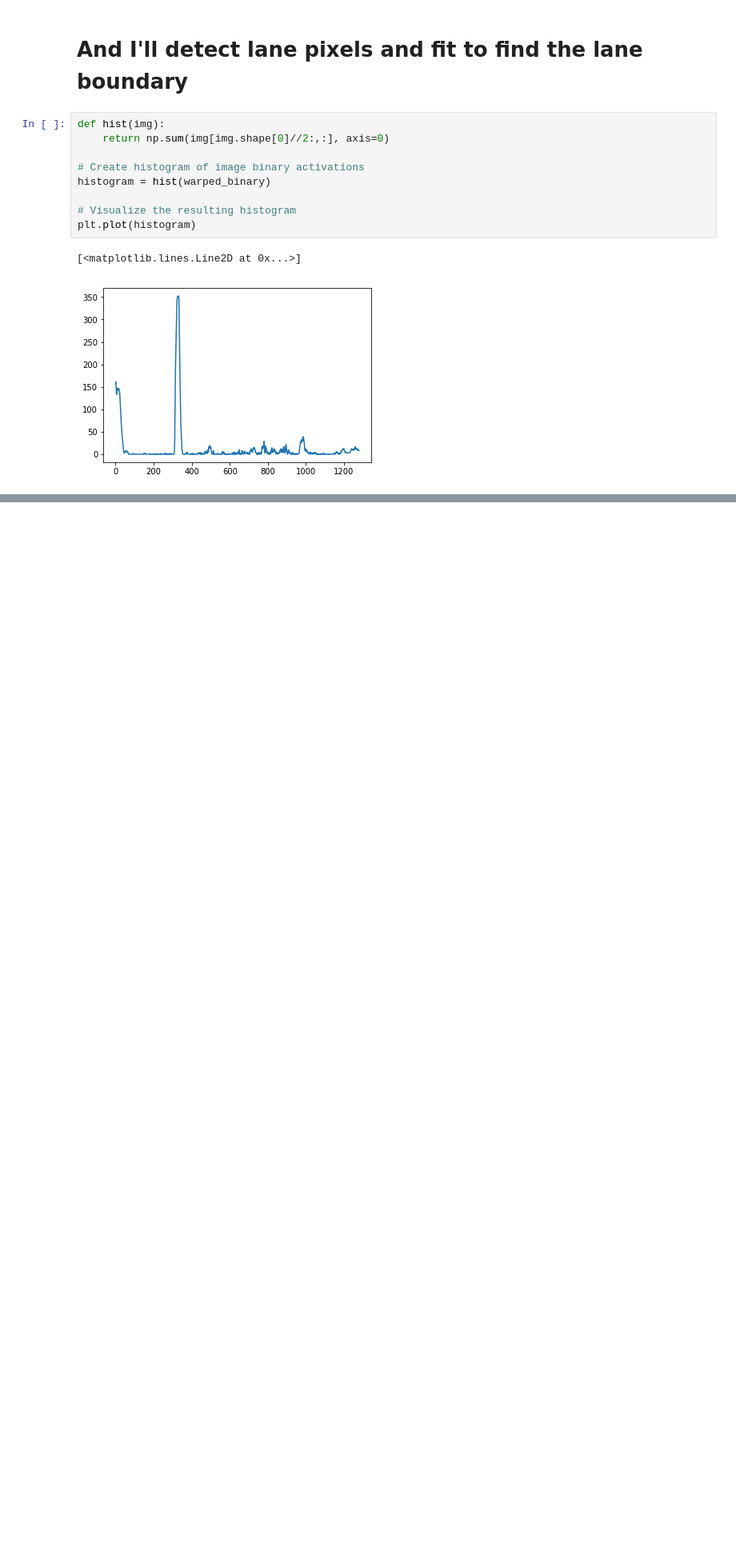
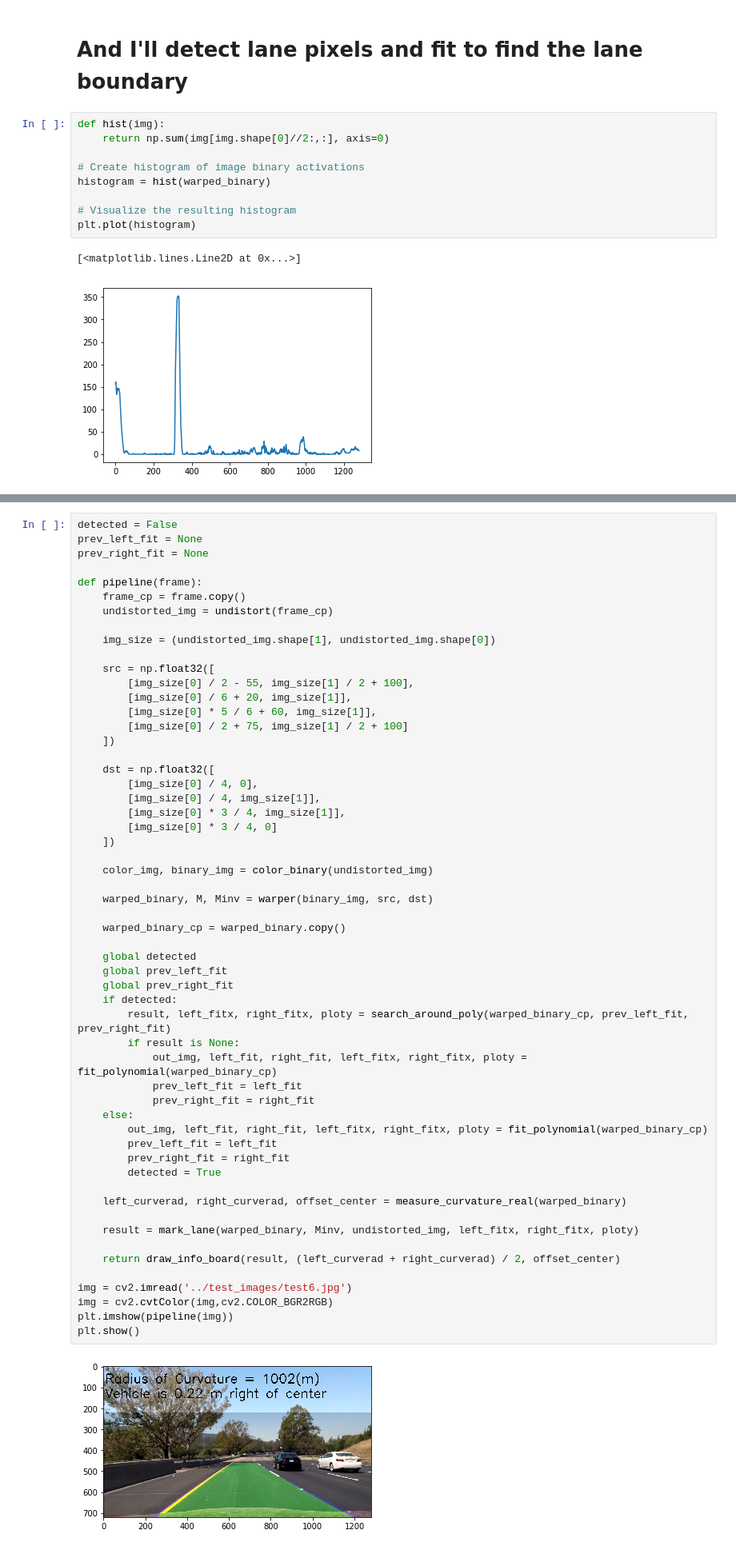
Before and after one commit to zenXun/data-science-roadmap, a Jupyter notebook: udacity-self-driving/advanced-lane-detection/examples/example.ipynb, the cells around one changed output, grey strips where cells are left out. Shown at 80% size. Saved outputs shown, nothing was run; the diff lists cells and outputs as text; blank space fills up the shorter version.

```diff
--- a/udacity-self-driving/advanced-lane-detection/examples/example.ipynb
+++ b/udacity-self-driving/advanced-lane-detection/examples/example.ipynb
@@ -325,0 +569,58 @@ print(left_curverad, 'm', right_curverad, 'm')
+# %%
+detected = False
+prev_left_fit = None
+prev_right_fit = None
+
+def pipeline(frame):
+    frame_cp = frame.copy()
+    undistorted_img = undistort(frame_cp)
+
+    img_size = (undistorted_img.shape[1], undistorted_img.shape[0])
+
+    src = np.float32([
+        [img_size[0] / 2 - 55, img_size[1] / 2 + 100],
+        [img_size[0] / 6 + 20, img_size[1]],
+        [img_size[0] * 5 / 6 + 60, img_size[1]],
+        [img_size[0] / 2 + 75, img_size[1] / 2 + 100]
+    ])
+
+    dst = np.float32([
+        [img_size[0] / 4, 0],
+        [img_size[0] / 4, img_size[1]],
+        [img_size[0] * 3 / 4, img_size[1]],
+        [img_size[0] * 3 / 4, 0]
+    ])
+
+    color_img, binary_img = color_binary(undistorted_img)
+
+    warped_binary, M, Minv = warper(binary_img, src, dst)
+
+    warped_binary_cp = warped_binary.copy()
+
+    global detected
+    global prev_left_fit
+    global prev_right_fit
+    if detected:
+        result, left_fitx, right_fitx, ploty = search_around_poly(warped_binary_cp, prev_left_fit, prev_right_fit)
+        if result is None:
+            out_img, left_fit, right_fit, left_fitx, right_fitx, ploty = fit_polynomial(warped_binary_cp)
+            prev_left_fit = left_fit
+            prev_right_fit = right_fit
+    else:
+        out_img, left_fit, right_fit, left_fitx, right_fitx, ploty = fit_polynomial(warped_binary_cp)
+        prev_left_fit = left_fit
+        prev_right_fit = right_fit
+        detected = True
+
+    left_curverad, right_curverad, offset_center = measure_curvature_real(warped_binary)
+
+    result = mark_lane(warped_binary, Minv, undistorted_img, left_fitx, right_fitx, ploty)
+
+    return draw_info_board(result, (left_curverad + right_curverad) / 2, offset_center)
+
+img = cv2.imread('../test_images/test6.jpg')
+img = cv2.cvtColor(img,cv2.COLOR_BGR2RGB)
+plt.imshow(pipeline(img))
+plt.show()
+# %% [output]
+[figure, added]
```
Also changed, not shown: parts of 22 cells of this notebook, 14 other files.
